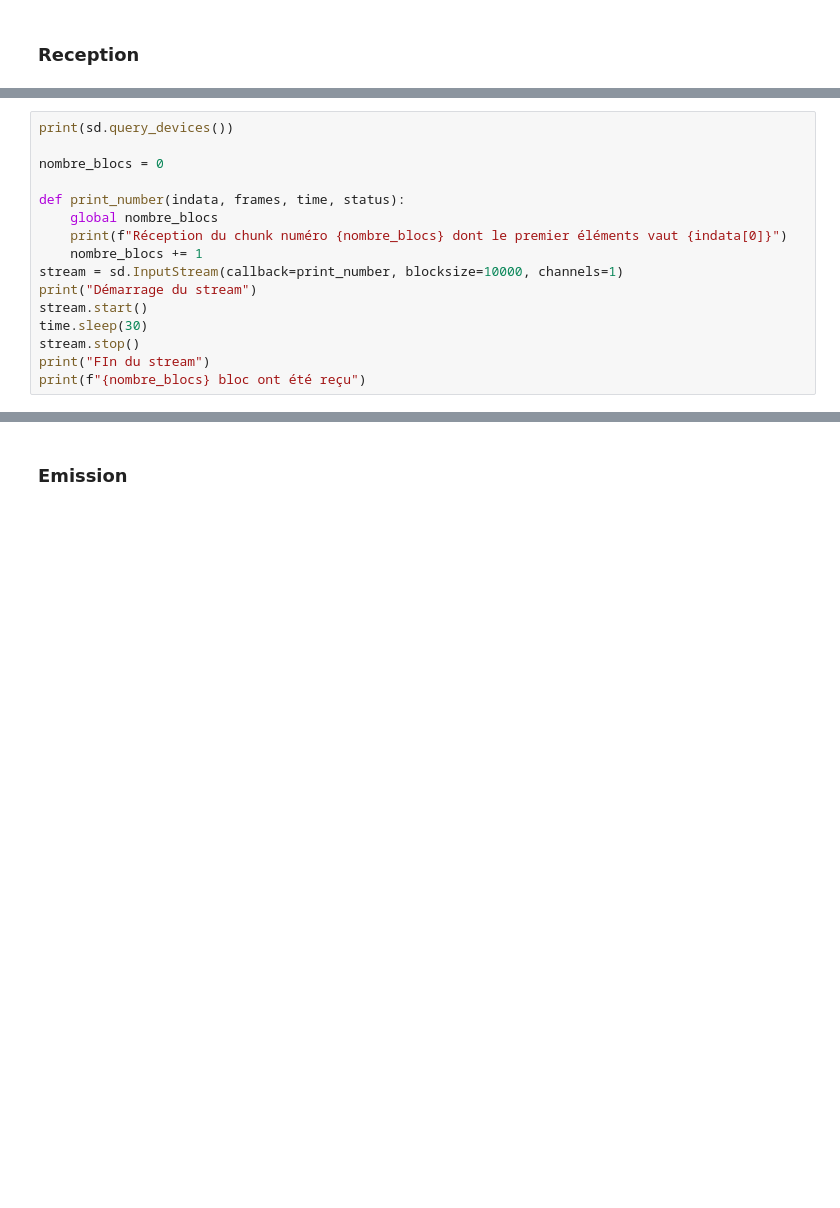
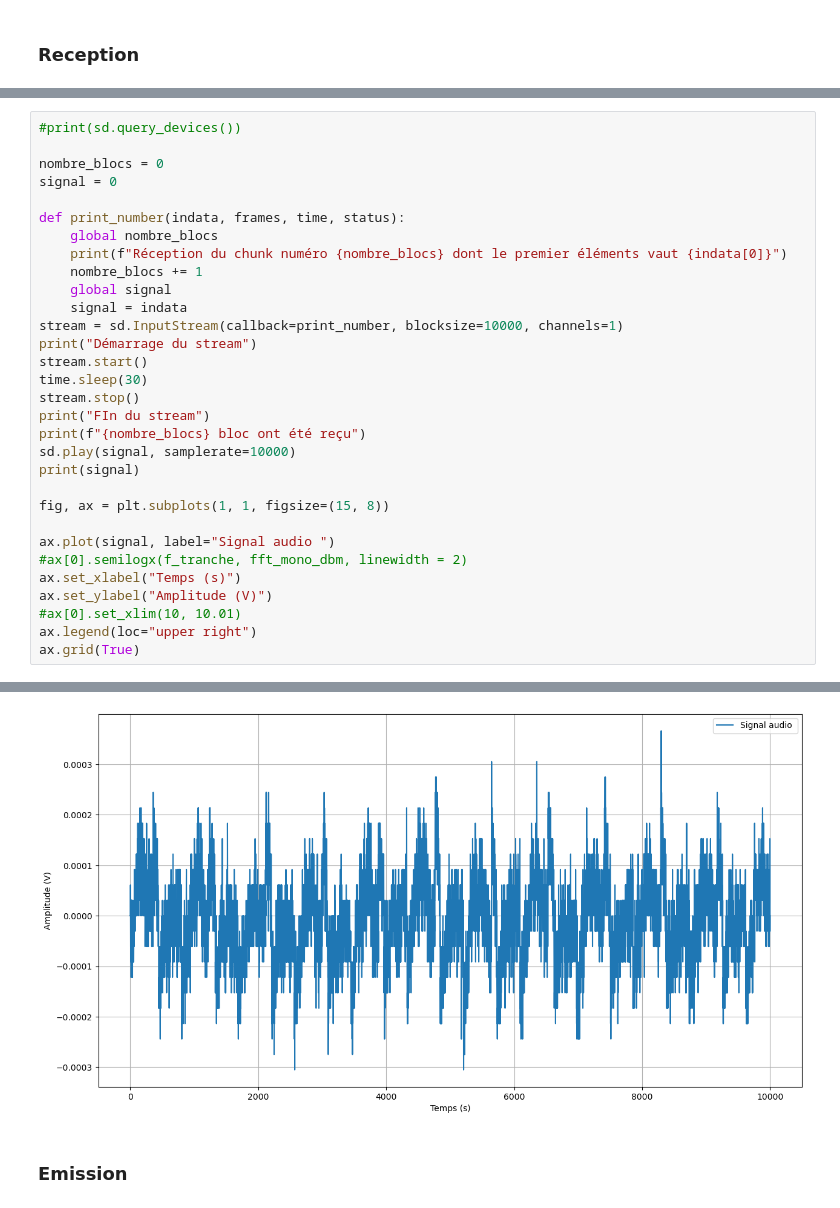
Before and after one commit to NergYR/SA202, a Jupyter notebook: Partie2.ipynb, the cells around one changed output, grey strips where cells are left out. Drawn from its saved outputs; the diff is of its cells as text; blank space fills up the shorter version.

```diff
--- a/Partie2.ipynb
+++ b/Partie2.ipynb
@@ -17,12 +34,15 @@ import time
 # %%
-print(sd.query_devices())
+#print(sd.query_devices())
 
 nombre_blocs = 0
+signal = 0
 
 def print_number(indata, frames, time, status):
     global nombre_blocs
     print(f"Réception du chunk numéro {nombre_blocs} dont le premier éléments vaut {indata[0]}")
     nombre_blocs += 1
+    global signal
+    signal = indata
 stream = sd.InputStream(callback=print_number, blocksize=10000, channels=1)
 print("Démarrage du stream")
 stream.start()
@@ -30,4 +50,16 @@ time.sleep(30)
 stream.stop()
 print("FIn du stream")
 print(f"{nombre_blocs} bloc ont été reçu")
+sd.play(signal, samplerate=10000)
+print(signal)
+
+fig, ax = plt.subplots(1, 1, figsize=(15, 8))
+
+ax.plot(signal, label="Signal audio ")
+#ax[0].semilogx(f_tranche, fft_mono_dbm, linewidth = 2)
+ax.set_xlabel("Temps (s)")
+ax.set_ylabel("Amplitude (V)")
+#ax[0].set_xlim(10, 10.01)
+ax.legend(loc="upper right")
+ax.grid(True)
 # %% [output]
@@ -51,3 +83,4 @@ FIn du stream
+[figure, added]
 # %% [markdown]
 ### Emission
 # %%
```
Also changed, not shown: parts of 5 cells of this notebook.
